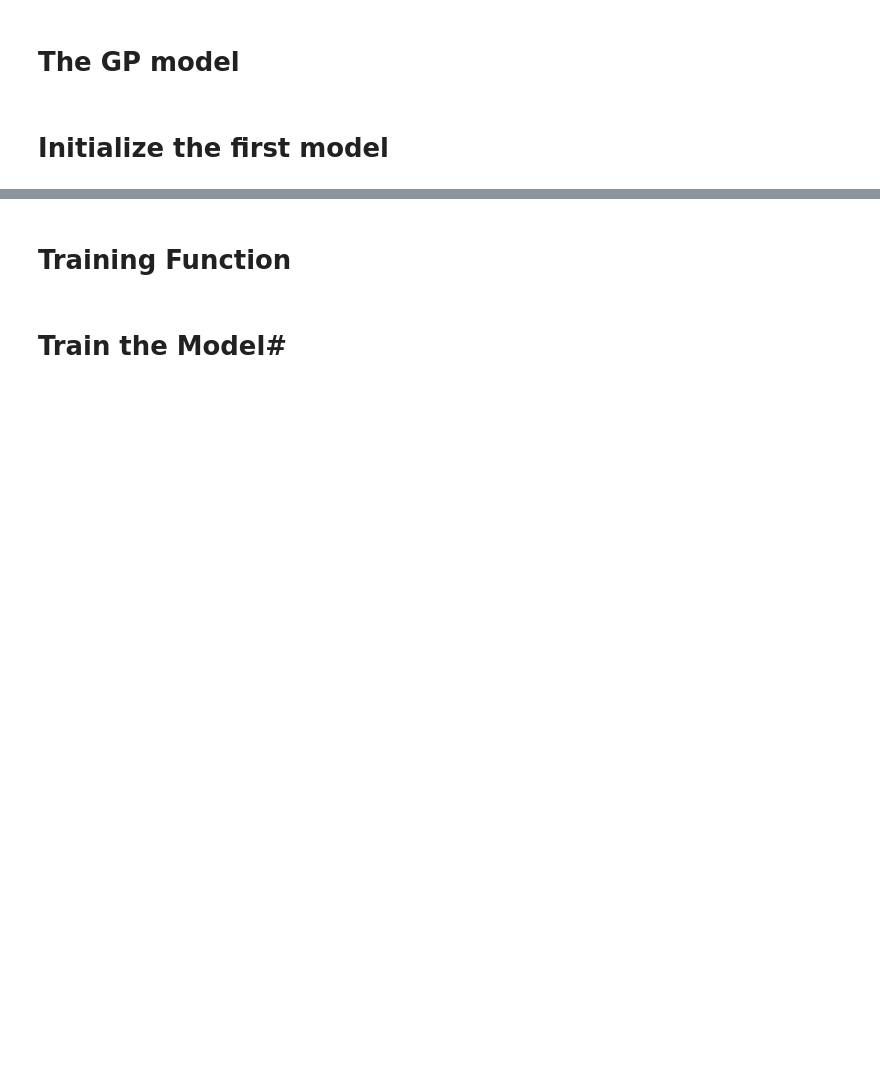
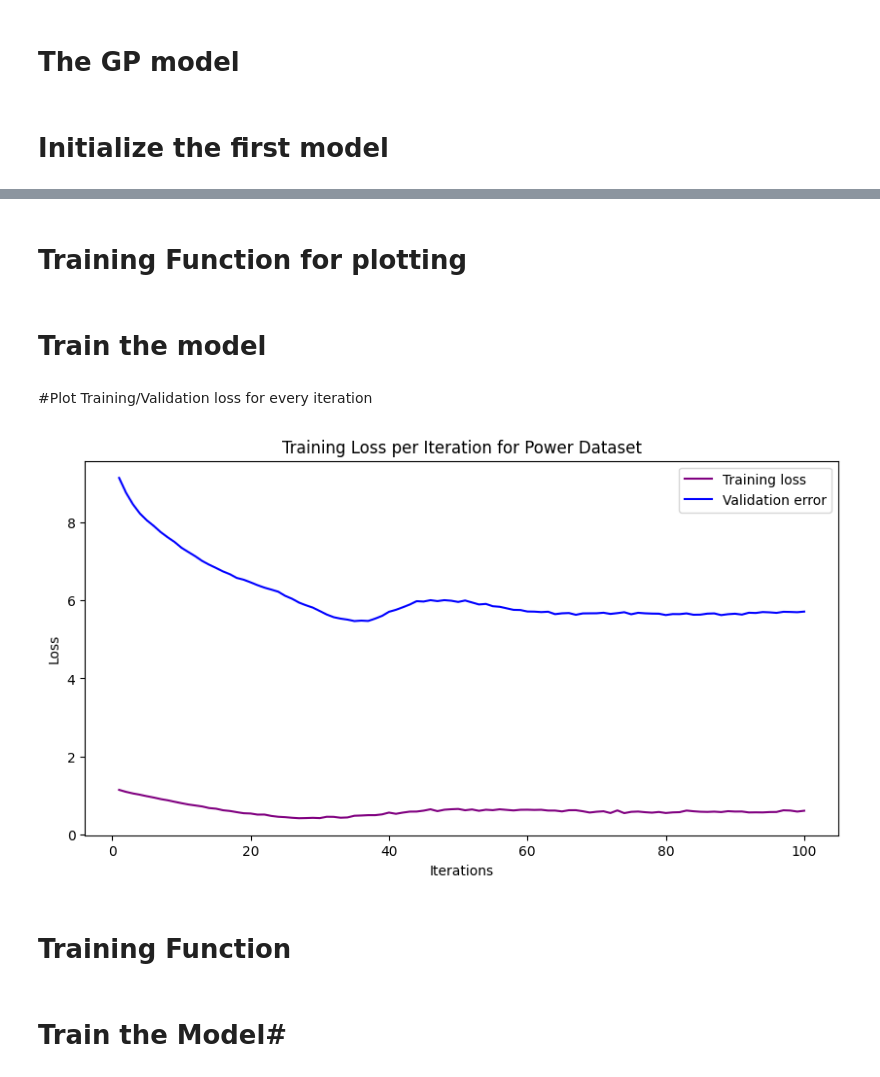
Before and after one commit to Sabelz/Gaussian_Processes_Inducing_Points, a Jupyter notebook: GPs/GPConcrete.ipynb, the cells around one changed output, grey strips where cells are left out. Drawn from its saved outputs; the diff is of its cells as text; code cells hidden in the pictures; blank space fills up the shorter version.

```diff
--- a/GPs/GPConcrete.ipynb
+++ b/GPs/GPConcrete.ipynb
@@ -114,3 +136,53 @@ if torch.cuda.is_available():
+# %% [markdown]
+# Training Function for plotting
+# %%
+import os
+def train_plotting(model, xTrain, yTrain): # Train the model on training data: xTrain, yTrain
+  smoke_test = ('CI' in os.environ)
+  training_iter = 2 if smoke_test else 100
+  iterations_list = np.arange(1, training_iter+1, 1) # Create x values for plot
+  loss_list = [] # Create list for training loss
+  val_error_list = [] # Create list for validation errors
+  # Find optimal model hyperparameters
+  model.train()
+  model.likelihood.train()
+
+  # Use the adam optimizer
+  optimizer = torch.optim.Adam(model.parameters(), lr=0.1)  # Includes GaussianLikelihood parameters
+
+  # "Loss" for GPs - the marginal log likelihood
+  mll = gpytorch.mlls.ExactMarginalLogLikelihood(model.likelihood, model)
+  # Train without printing to ensure the training method is as fast as possible
+  for i in range(training_iter):
+      # Zero gradients from previous iteration
+      optimizer.zero_grad()
+      # Output from model
+      output = model(xTrain)
+      update_val_error_list(model, val_error_list) # Get validation loss for plotting
+      # Calc loss and backprop gradients
+      loss = -mll(output, yTrain)
+      loss_list.append(loss.item()) # Append loss
+      loss.backward()
+      optimizer.step()
+
+  return iterations_list, loss_list, val_error_list # Used for plotting
+# %% [markdown]
+# Train the model
+# %%
+iterations_list, train_loss_list, val_error_list = train_plotting(model, xTrain_standardized, yTrain_standardized)
+# %% [markdown]
+#Plot Training/Validation loss for every iteration
+# %%
+plt.figure(figsize=(10, 5))
+plt.plot(iterations_list, train_loss_list, label='Training loss', color="purple")
+plt.plot(iterations_list, val_error_list, label='Validation error', color="blue")
+plt.xlabel('Iterations')
+plt.ylabel('Loss')
+plt.title('Training Loss per Iteration for Power Dataset')
+plt.legend()
+plt.show()
+# %% [output]
+[figure, added]
 # %% [markdown]
 # Training Function
 # %%
```
Also changed, not shown: parts of 29 cells of this notebook.
